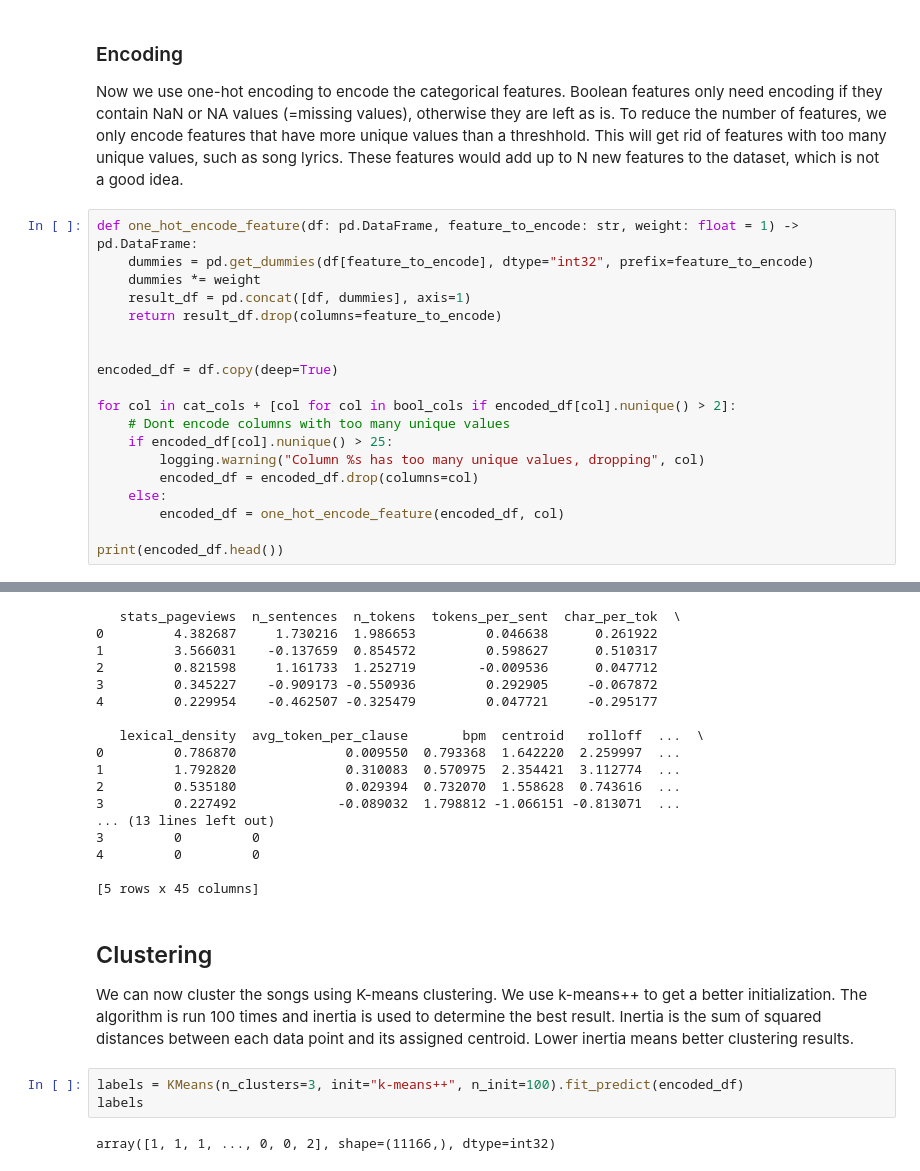
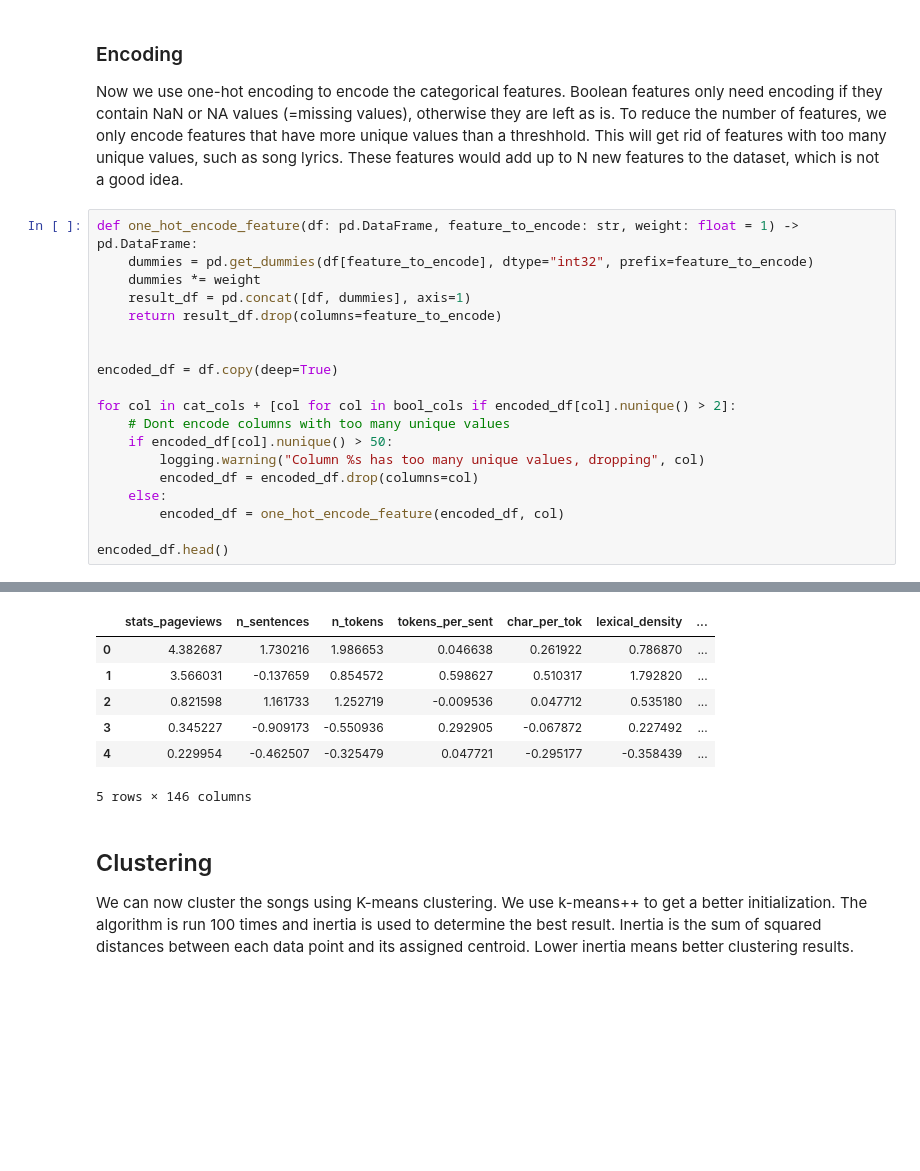
Before and after one commit to jaanisfehling/italian-rap-songs, a Jupyter notebook: clustering/kmeans.ipynb, the cells around one changed output, grey strips where cells are left out. Saved outputs shown, nothing was run; the diff lists cells and outputs as text; blank space fills up the shorter version.

```diff
--- a/clustering/kmeans.ipynb
+++ b/clustering/kmeans.ipynb
@@ -163,12 +188,12 @@ encoded_df = df.copy(deep=True)
 
 for col in cat_cols + [col for col in bool_cols if encoded_df[col].nunique() > 2]:
     # Dont encode columns with too many unique values
-    if encoded_df[col].nunique() > 25:
+    if encoded_df[col].nunique() > 50:
         logging.warning("Column %s has too many unique values, dropping", col)
         encoded_df = encoded_df.drop(columns=col)
     else:
         encoded_df = one_hot_encode_feature(encoded_df, col)
 
-print(encoded_df.head())
+encoded_df.head()
 # %% [output]
 WARNING:root:Column album has too many unique values, dropping
@@ -190,26 +203,11 @@ WARNING:root:Column track_number has too many unique values, dropping
 WARNING:root:Column year has too many unique values, dropping
+|  | stats_pageviews | n_sentences | n_tokens | tokens_per_sent | char_per_tok | lexical_density | ... |
+| 0 | 4.382687 | 1.730216 | 1.986653 | 0.046638 | 0.261922 | 0.786870 | ... |
+| 1 | 3.566031 | -0.137659 | 0.854572 | 0.598627 | 0.510317 | 1.792820 | ... |
+| 2 | 0.821598 | 1.161733 | 1.252719 | -0.009536 | 0.047712 | 0.535180 | ... |
+| 3 | 0.345227 | -0.909173 | -0.550936 | 0.292905 | -0.067872 | 0.227492 | ... |
+| 4 | 0.229954 | -0.462507 | -0.325479 | 0.047721 | -0.295177 | -0.358439 | ... |
-   stats_pageviews  n_sentences  n_tokens  tokens_per_sent  char_per_tok  \
-0         4.382687     1.730216  1.986653         0.046638      0.261922
-1         3.566031    -0.137659  0.854572         0.598627      0.510317
-2         0.821598     1.161733  1.252719        -0.009536      0.047712
-3         0.345227    -0.909173 -0.550936         0.292905     -0.067872
-4         0.229954    -0.462507 -0.325479         0.047721     -0.295177
-
-   lexical_density  avg_token_per_clause       bpm  centroid   rolloff  ...  \
-0         0.786870              0.009550  0.793368  1.642220  2.259997  ...
-1         1.792820              0.310083  0.570975  2.354421  3.112774  ...
-2         0.535180              0.029394  0.732070  1.558628  0.743616  ...
-3         0.227492             -0.089032  1.798812 -1.066151 -0.813071  ...
-... (13 lines left out)
-3         0         0
-4         0         0
-
-[5 rows x 45 columns]
+5 rows × 146 columns
 # %% [markdown]
 ## Clustering
 We can now cluster the songs using K-means clustering. We use k-means++ to get a better initialization. The algorithm is run 100 times and inertia is used to determine the best result. Inertia is the sum of squared distances between each data point and its assigned centroid. Lower inertia means better clustering results.
-# %%
-labels = KMeans(n_clusters=3, init="k-means++", n_init=100).fit_predict(encoded_df)
-labels
-# %% [output]
-array([1, 1, 1, ..., 0, 0, 2], shape=(11166,), dtype=int32)
```
Also changed, not shown: parts of 9 cells of this notebook.
